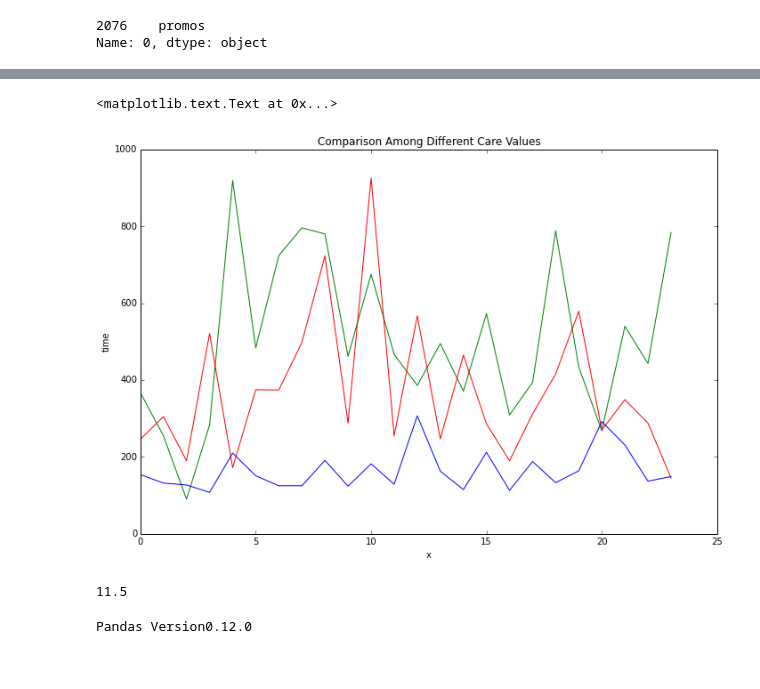
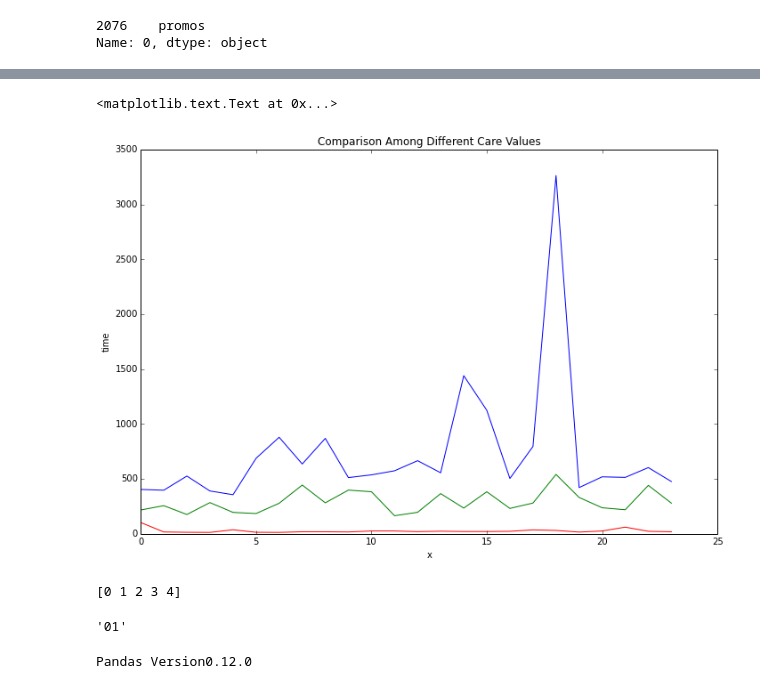
Before and after one commit to grepJimmyGu/capstone, a Jupyter notebook: Project.ipynb, the cells around one changed output, grey strips where cells are left out. Cells and saved outputs as stored; diff of their text form; code cells hidden in the pictures.

```diff
--- a/Project.ipynb
+++ b/Project.ipynb
@@ -40,7 +40,10 @@ import pandas as pd
 Time_care = pd.DataFrame({'Hour': range(24)})
 Time_count = pd.DataFrame({'Time': range(24)})
 Time_score = pd.DataFrame({'Time_Interval': range(24)})
-for i in name[0][0:1]:
+def f(x):
+    x = datetime.datetime.fromtimestamp(x).strftime('%H')
+    return x
+for i in name[0][1:30]:
     original = i
     index = i + 'Clean' + '.csv'
     a = pd.read_table(index, sep = "\t")
@@ -51,27 +54,27 @@ for i in name[0][0:1]:
     # print index
     for k in range(len(a["created_utc"])):
         a["created_utc"][k] = datetime.datetime.fromtimestamp(a["created_utc"][k]).strftime('%H')
-        Time_count[original] = a["created_utc"].value_counts()
+    # a['created_utc'] = a['created_utc'].apply(f)
+    Time_count[original] = a['created_utc'].value_counts()
     for j in range(24):
         set_hour = a[a["created_utc"] == j]
         carevalue_max.append(set_hour['care_value'].max())
         karma_ave.append(set_hour['karma'].mean())
-    # print carevalue_max
     Time_care[original] = carevalue_max
     Time_score[original] = karma_ave
 # %%
 %matplotlib inline
 import matplotlib
 from matplotlib import pyplot as plt
 import numpy as np
 fig = plt.figure()
 axes = fig.add_axes([0.2,0.2,1.5,1.5])
-plt.plot(Time_care['ABraThatFits'], 'g')
-plt.plot(Time_care['ADHD'], 'r')
+plt.plot(Time_care['2007scape'], 'g')
+plt.plot(Time_care['24hoursupportClean.cs'], 'r')
 plt.plot(Time_care['AFOL'], 'b')
 axes.set_xlabel('x')
 axes.set_ylabel('time')
 axes.set_title('Comparison Among Different Care Values')
 # %% [output]
 <matplotlib.text.Text at 0x...>
-[figure, old version]
+[figure, new version]
@@ -82,17 +81,28 @@ import numpy as np
+# %%
+import numpy as np
+import datetime
+# print a.sort(['created_utc'], ascending = [0]).head()
+# print a["created_utc"].value_counts()
+x = np.arange(5)
+print x
+def f(x):
+    x = datetime.datetime.fromtimestamp(x).strftime('%H')
+    return x
+test = pd.read_table('AMAClean.csv', sep = '\t')
+# print test['created_utc'].apply(f)
+test['created_utc'] = test['created_utc'].apply(f)
+# datetime.datetime.fromtimestamp(a["created_utc"][500]).strftime('%H')
+Time_score.head()
+# datetime.datetime.fromtimestamp().strftime('%H')
+# %% [output]
+[0 1 2 3 4]
+'01'
 # %%
 a["created_utc"].idxmin()
 a["created_utc"].argmin()
 np.random.randn(30)
 Time = pd.DataFrame({'Hour': range(24),'Care_value': ""})
 test = pd.DataFrame({'Hello': range(24)})
-Time['test'] = range(24)
-Time['Care_value'] = range(24)
-Time['count'] = a["created_utc"].value_counts()
-b = 'abletonClean.csv'
-Time[b] = range(24)
-Time['Care_value']
-# %% [output]
-11.5
 # %%
 print 'Pandas Version' + pd.__version__
 # %% [output]
```
Also changed, not shown: parts of 3 cells of this notebook.
